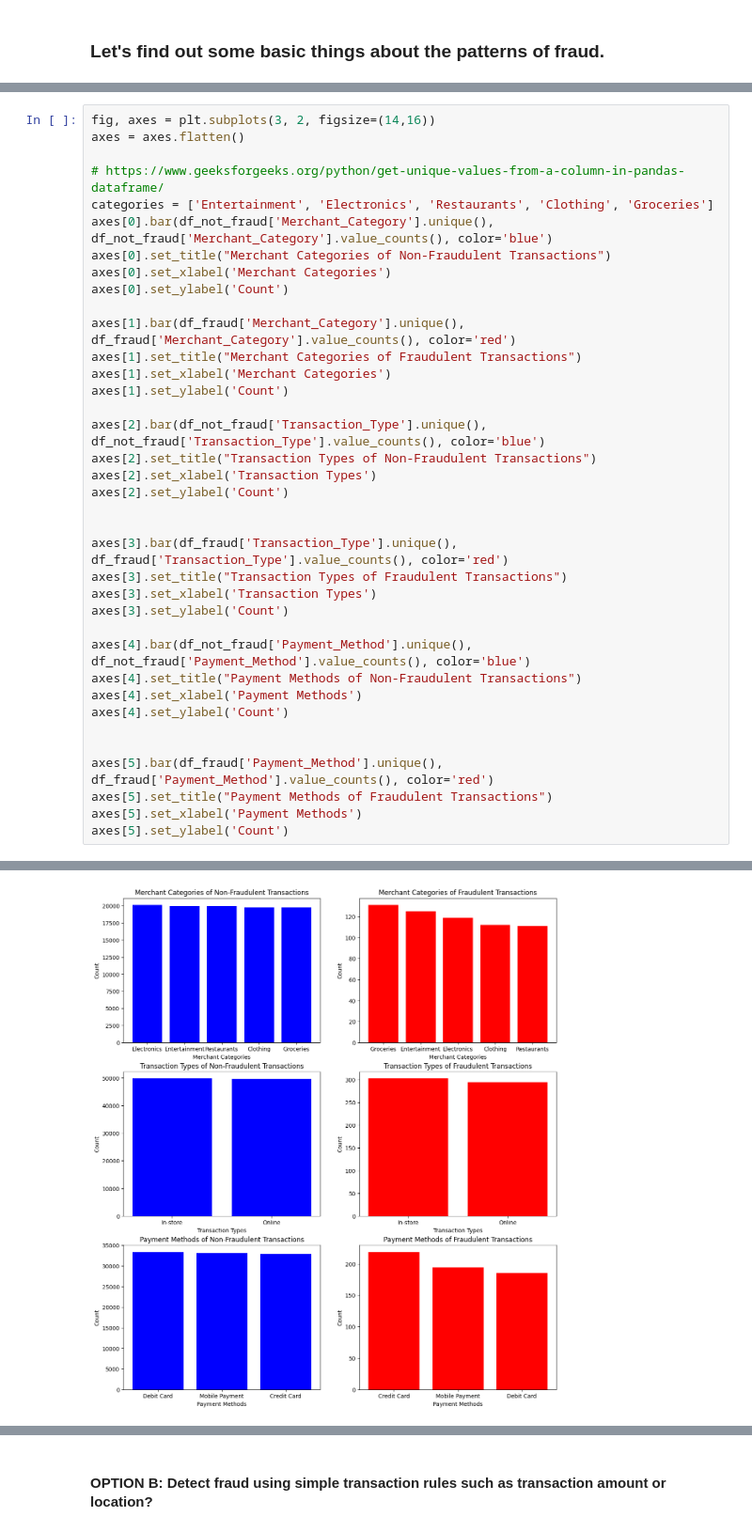
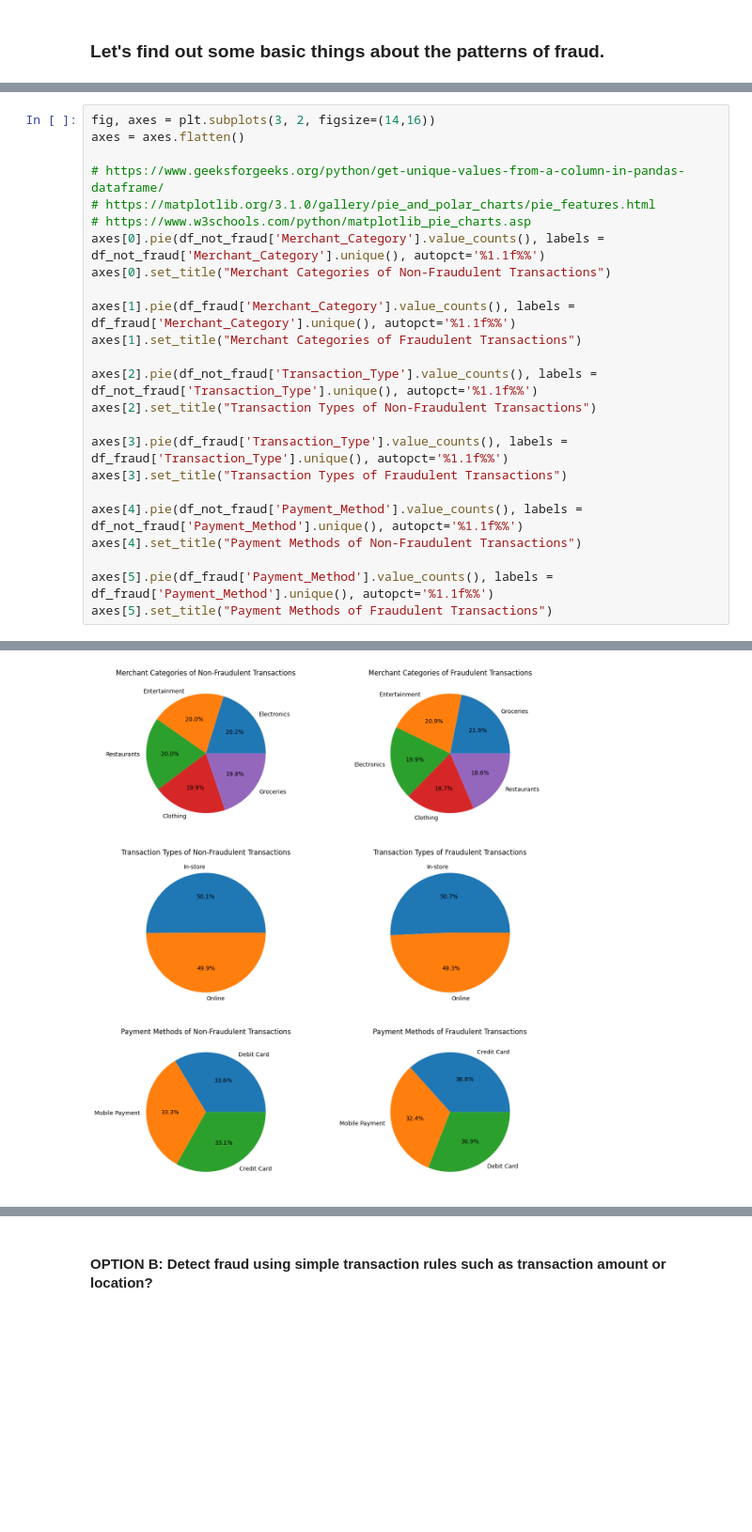
Before and after one commit to CeruleanAcorn/final_project_iat_461, a Jupyter notebook: final_project.ipynb, the cells around one changed output, grey strips where cells are left out. Shown at 94% size. Saved outputs shown, nothing was run; the diff lists cells and outputs as text; blank space fills up the shorter version.

```diff
--- a/final_project.ipynb
+++ b/final_project.ipynb
@@ -209,36 +260,23 @@ fig, axes = plt.subplots(3, 2, figsize=(14,16))
 axes = axes.flatten()
 
 # https://www.geeksforgeeks.org/python/get-unique-values-from-a-column-in-pandas-dataframe/
-categories = ['Entertainment', 'Electronics', 'Restaurants', 'Clothing', 'Groceries']
-axes[0].bar(df_not_fraud['Merchant_Category'].unique(), df_not_fraud['Merchant_Category'].value_counts(), color='blue')
+# https://matplotlib.org/3.1.0/gallery/pie_and_polar_charts/pie_features.html
+# https://www.w3schools.com/python/matplotlib_pie_charts.asp
+axes[0].pie(df_not_fraud['Merchant_Category'].value_counts(), labels = df_not_fraud['Merchant_Category'].unique(), autopct='%1.1f%%')
 axes[0].set_title("Merchant Categories of Non-Fraudulent Transactions")
-axes[0].set_xlabel('Merchant Categories')
-axes[0].set_ylabel('Count')
 
-axes[1].bar(df_fraud['Merchant_Category'].unique(), df_fraud['Merchant_Category'].value_counts(), color='red')
+axes[1].pie(df_fraud['Merchant_Category'].value_counts(), labels = df_fraud['Merchant_Category'].unique(), autopct='%1.1f%%')
 axes[1].set_title("Merchant Categories of Fraudulent Transactions")
-axes[1].set_xlabel('Merchant Categories')
-axes[1].set_ylabel('Count')
 
-axes[2].bar(df_not_fraud['Transaction_Type'].unique(), df_not_fraud['Transaction_Type'].value_counts(), color='blue')
+axes[2].pie(df_not_fraud['Transaction_Type'].value_counts(), labels = df_not_fraud['Transaction_Type'].unique(), autopct='%1.1f%%')
 axes[2].set_title("Transaction Types of Non-Fraudulent Transactions")
-axes[2].set_xlabel('Transaction Types')
-axes[2].set_ylabel('Count')
 
+axes[3].pie(df_fraud['Transaction_Type'].value_counts(), labels = df_fraud['Transaction_Type'].unique(), autopct='%1.1f%%')
+axes[3].set_title("Transaction Types of Fraudulent Transactions")
 
-axes[3].bar(df_fraud['Transaction_Type'].unique(), df_fraud['Transaction_Type'].value_counts(), color='red')
-axes[3].set_title("Transaction Types of Fraudulent Transactions")
-axes[3].set_xlabel('Transaction Types')
-axes[3].set_ylabel('Count')
+axes[4].pie(df_not_fraud['Payment_Method'].value_counts(), labels = df_not_fraud['Payment_Method'].unique(), autopct='%1.1f%%')
+axes[4].set_title("Payment Methods of Non-Fraudulent Transactions")
 
-axes[4].bar(df_not_fraud['Payment_Method'].unique(), df_not_fraud['Payment_Method'].value_counts(), color='blue')
-axes[4].set_title("Payment Methods of Non-Fraudulent Transactions")
-axes[4].set_xlabel('Payment Methods')
-axes[4].set_ylabel('Count')
-
-
-axes[5].bar(df_fraud['Payment_Method'].unique(), df_fraud['Payment_Method'].value_counts(), color='red')
+axes[5].pie(df_fraud['Payment_Method'].value_counts(), labels = df_fraud['Payment_Method'].unique(), autopct='%1.1f%%')
 axes[5].set_title("Payment Methods of Fraudulent Transactions")
-axes[5].set_xlabel('Payment Methods')
-axes[5].set_ylabel('Count')
 # %% [output]
@@ -246,4 +284,4 @@ Text(0, 0.5, 'Count')
-[figure, old version]
+[figure, new version]
 # %% [markdown]
 It looks like the category values among all three categories are overall quite balanced, making it hard by eyeshot to determine if a certain value in any of them is a major hint. It implies that getting more manual review on the transactions may not be the most beneficial if the method of review is to pick off transactions by notable shared traits in the past.
 
```
Also changed, not shown: parts of 56 cells of this notebook.
